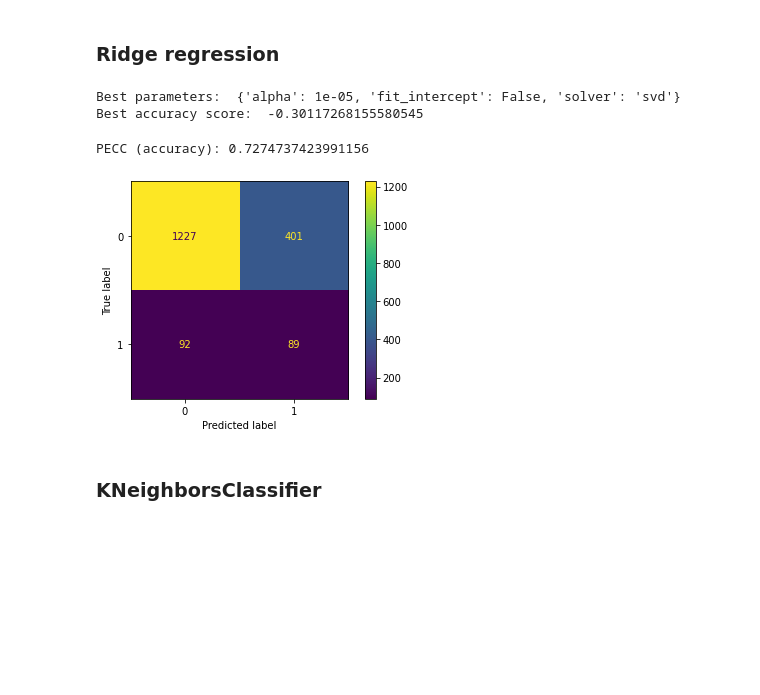
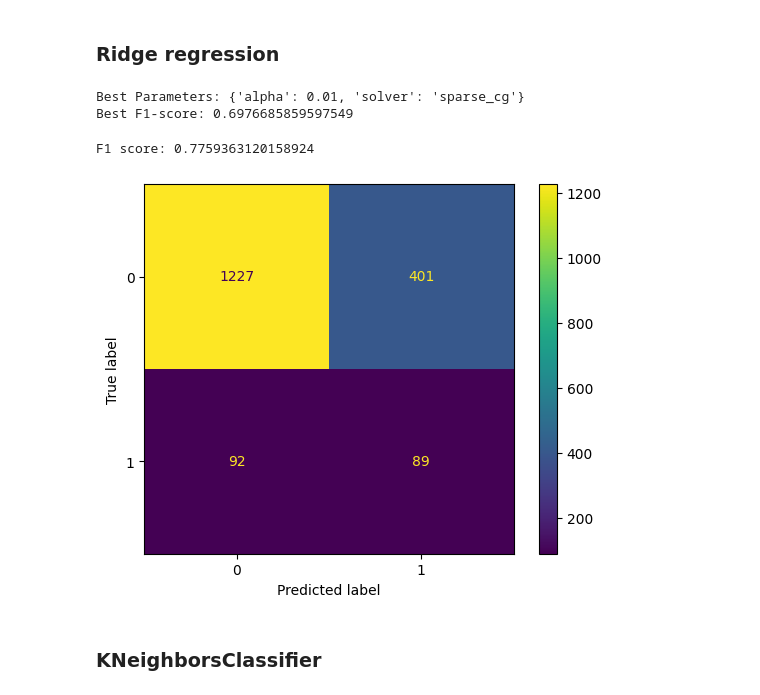
Before and after one commit to ruigomesbioinf/sib_dream_challenge, a Jupyter notebook: src/machine_learning.ipynb, the cells around one changed output. Cells and saved outputs as stored; diff of their text form; code cells hidden in the pictures; blank space fills up the shorter version.

Commit message:
[UPDATE] machine learning and f1_scores

```diff
--- a/src/machine_learning.ipynb
+++ b/src/machine_learning.ipynb
@@ -188,15 +188,18 @@ Accuracy: 0.70 (+/- 0.04)
 from sklearn.svm import SVC
 
 # Define the parameter grid
-param_grid = {'C': [0.0001, 0.1, 1],
+param_grid = {'C': [0.0001, 0.001, 0.1, 1, 10],
               'kernel': ['linear', 'rbf'],
               }
 
 # Initialize the SVC model
 svc = SVC()
 
+# f1 score
+f1_scorer = make_scorer(f1_score, average="weighted")
+
 # Initialize the GridSearchCV object
-grid_search = GridSearchCV(svc, param_grid, cv=5)
+grid_search = GridSearchCV(svc, param_grid, scoring=f1_scorer, cv=5)
 
 # Fit the GridSearchCV object to the data
 grid_search.fit(X_train, y_train)
@@ -210,8 +213,8 @@ Best Score: 0.7267030861429329
 # %%
-
+from sklearn.metrics import f1_score
 
 # Initialize the model
-clf = SVC(kernel="rbf", random_state=0, C=1)
+clf = SVC(kernel="rbf", random_state=0, C=10)
 
 # Fit the model to the training data
 clf.fit(X_train, y_train)
@@ -220,8 +223,8 @@ clf.fit(X_train, y_train)
 y_pred = clf.predict(X_test)
 
 # Evaluate the model's performance
-accuracy = clf.score(X_test, y_test)
-print("Accuracy: ", accuracy)
+f1 = f1_score(y_test, y_pred, average='weighted')
+print("F1-score: ", f1)
 
 # Plot the confusion matrix
 cm_logreg = confusion_matrix(y_test, y_pred, labels=clf.classes_)
@@ -250,42 +253,49 @@ print(f"Accuracy: {scores.mean():.2f} (+/- {scores.std() * 2:.2f})")
 Accuracy: 0.70 (+/- 0.05)
 # %% [markdown]
 ### Ridge regression
-# %%
-from sklearn.linear_model import RidgeClassifier
-
-model = RidgeClassifier()
-param = {
-    'solver':['svd', 'cholesky', 'lsqr', 'sag'],
-    'alpha': [1e-5, 1e-4, 1e-3, 1e-2, 1e-1, 1, 10, 100],
-    'fit_intercept':[True, False],
-}
-
-search = GridSearchCV(model, param, scoring='neg_mean_absolute_error', n_jobs=-1)
-
-# execute search
-result = search.fit(X_train, y_train)
-
-print("Best parameters: ", result.best_params_)
-print("Best accuracy score: ", result.best_score_)
-# %% [output]
-Best parameters:  {'alpha': 1e-05, 'fit_intercept': False, 'solver': 'svd'}
-Best accuracy score:  -0.30117268155580545
+# %%
+from sklearn.linear_model import RidgeClassifier
+from sklearn.metrics import f1_score, make_scorer
+from sklearn.model_selection import GridSearchCV
+
+# Define the parameter grid
+param_grid = {'alpha': [0.01, 0.1, 1, 10],
+              'solver': ['auto', 'svd', 'cholesky', 'lsqr', 'sparse_cg', 'sag','saga']}
+
+# Initialize the Ridge Regression model
+ridge = RidgeClassifier()
+
+# Define the F1-score as the performance metric
+f1_scorer = make_scorer(f1_score, average='weighted')
+
+# Initialize the GridSearchCV object
+grid_search = GridSearchCV(ridge, param_grid, scoring=f1_scorer, cv=5)
+
+# Fit the GridSearchCV object to the data
+grid_search.fit(X_train, y_train)
+
+# Print the best parameters and the best F1-score
+print("Best Parameters:", grid_search.best_params_)
+print("Best F1-score:", grid_search.best_score_)
+# %% [output]
+Best Parameters: {'alpha': 0.01, 'solver': 'sparse_cg'}
+Best F1-score: 0.6976685859597549
 # %%
 
 
-ridge = RidgeClassifier(alpha = 1e-05, fit_intercept = False, solver = 'svd', max_iter=2000)
+ridge = RidgeClassifier(alpha = 0.01, solver = 'sparse_cg', max_iter=2000)
 ridge.fit(X_train, y_train)
 
 ridge_pred = ridge.predict(X_test)
 ridge_pred = np.where(ridge_pred > 0.5, 1, 0)
 
-print("PECC (accuracy):", accuracy_score(y_test, ridge_pred))
+print("F1 score:", f1_score(y_test, ridge_pred, average="weighted"))
 cm_ridge = confusion_matrix(y_test, ridge_pred)
 disp_ridge = ConfusionMatrixDisplay(confusion_matrix=cm_ridge)
 disp_ridge.plot()
 plt.show()
 # %% [output]
-PECC (accuracy): 0.7274737423991156
+F1 score: 0.7759363120158924
-[figure, old version]
+[figure, new version]
 # %% [markdown]
 ### KNeighborsClassifier
```
Also changed, not shown: parts of 15 cells of this notebook.
